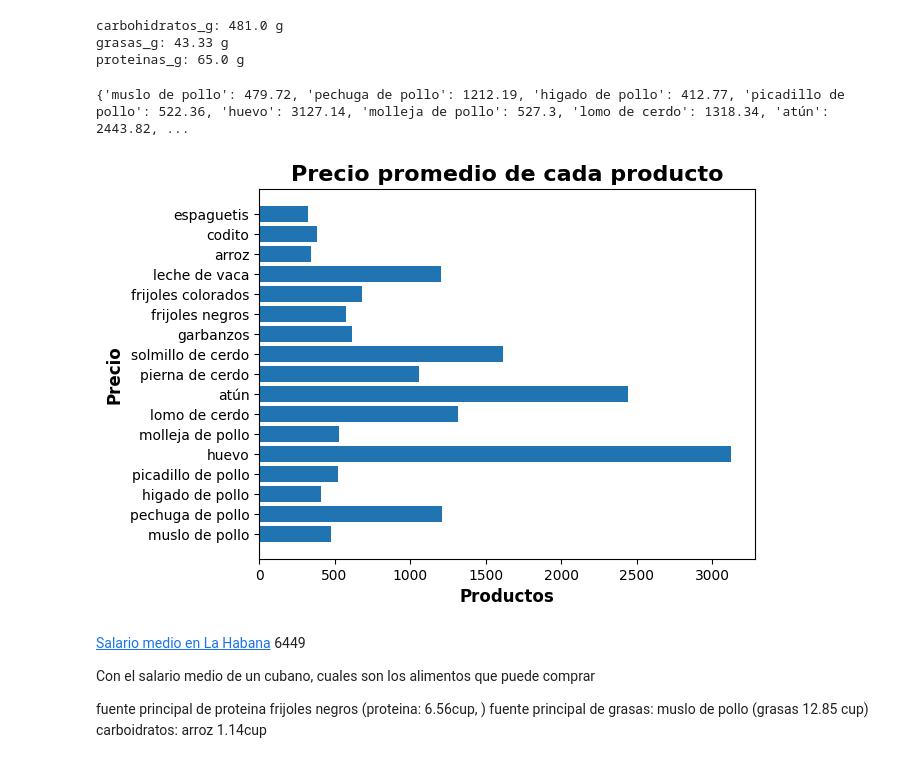
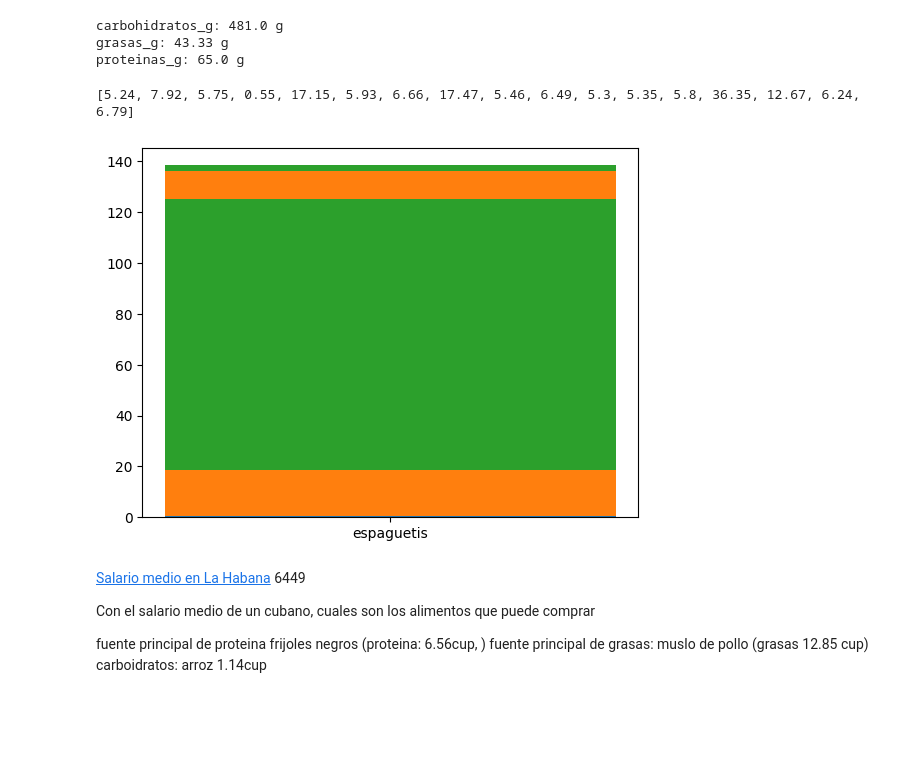
Before and after one commit to datascienceelias-png/proyecto_mipymes, a Jupyter notebook: analisis.ipynb, the cells around one changed output. Saved outputs shown, nothing was run; the diff lists cells and outputs as text; code cells hidden in the pictures; blank space fills up the shorter version.

```diff
--- a/analisis.ipynb
+++ b/analisis.ipynb
@@ -22,3 +24,12 @@ import src.funciones as fn
 mipyme = fn.cargar_json("Data/mipymes.json")
 nutrientes = fn.cargar_json("Data/valor_nutricional.json")
 productos = ['muslo de pollo', 'pechuga de pollo', 'higado de pollo', 'picadillo de pollo', 'huevo', 'molleja de pollo', 'lomo de cerdo', 'atún', 'pierna de cerdo', 'solmillo de cerdo', 'garbanzos', 'frijoles negros', 'frijoles colorados', 'leche de vaca', 'arroz', 'codito', 'espaguetis']
+
+proteina = []
+grasas = []
+carbohidratos = []
+
+for producto in nutrientes:
+    proteina.append(nutrientes[producto]["proteina"])
+    grasas.append(nutrientes[producto]["grasas"])
+    carbohidratos.append(nutrientes[producto]["carbohidratos"])
@@ -43,15 +62,19 @@ carbohidratos_g: 481.0 g
 grasas_g: 43.33 g
 proteinas_g: 65.0 g
 # %%
-productos = ['muslo de pollo', 'pechuga de pollo', 'higado de pollo', 'picadillo de pollo', 'huevo', 'molleja de pollo', 'lomo de cerdo', 'atún', 'pierna de cerdo', 'solmillo de cerdo', 'garbanzos', 'frijoles negros', 'frijoles colorados', 'leche de vaca', 'arroz', 'codito', 'espaguetis']
-precio = fn.precio_promedio_lb(productos,mipyme)
-lista = list(precio.values())
-print(precio)
+protein = fn.costo_promedio_nutr(mipyme, productos,proteina)
+gras = fn.costo_promedio_nutr(mipyme, productos, grasas)
+car = fn.costo_promedio_nutr(mipyme, productos,carbohidratos)
 
-gr.barra_costo_promedio(productos, lista)
+p = list(protein.values())
+g = list(gras.values())
+c = list(car.values())
+print(p)
+
+gr.barra_apilada(producto, c, p, g)
 # %% [output]
-{'muslo de pollo': 479.72, 'pechuga de pollo': 1212.19, 'higado de pollo': 412.77, 'picadillo de pollo': 522.36, 'huevo': 3127.14, 'molleja de pollo': 527.3, 'lomo de cerdo': 1318.34, 'atún': 2443.82, ...
+[5.24, 7.92, 5.75, 0.55, 17.15, 5.93, 6.66, 17.47, 5.46, 6.49, 5.3, 5.35, 5.8, 36.35, 12.67, 6.24, 6.79]
-[figure, old version]
+[figure, new version]
 # %% [markdown]
 
 [Salario medio en La Habana](https://www.onei.gob.cu/sites/default/files/publicaciones/2025-04/salario-medio-en-cifras-2024-edicion-2025.pdf) 6449
```
Also changed, not shown: parts of 3 cells of this notebook, 3 other files.
